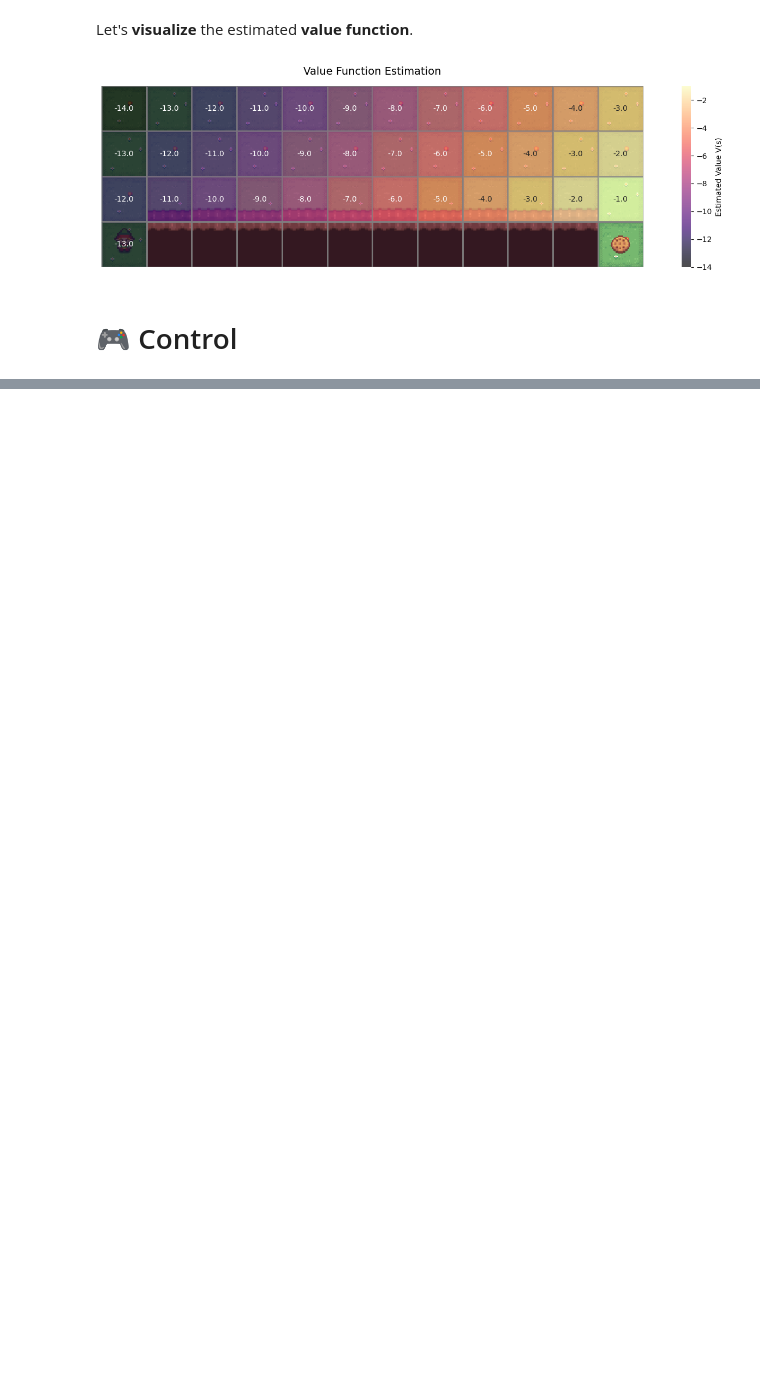
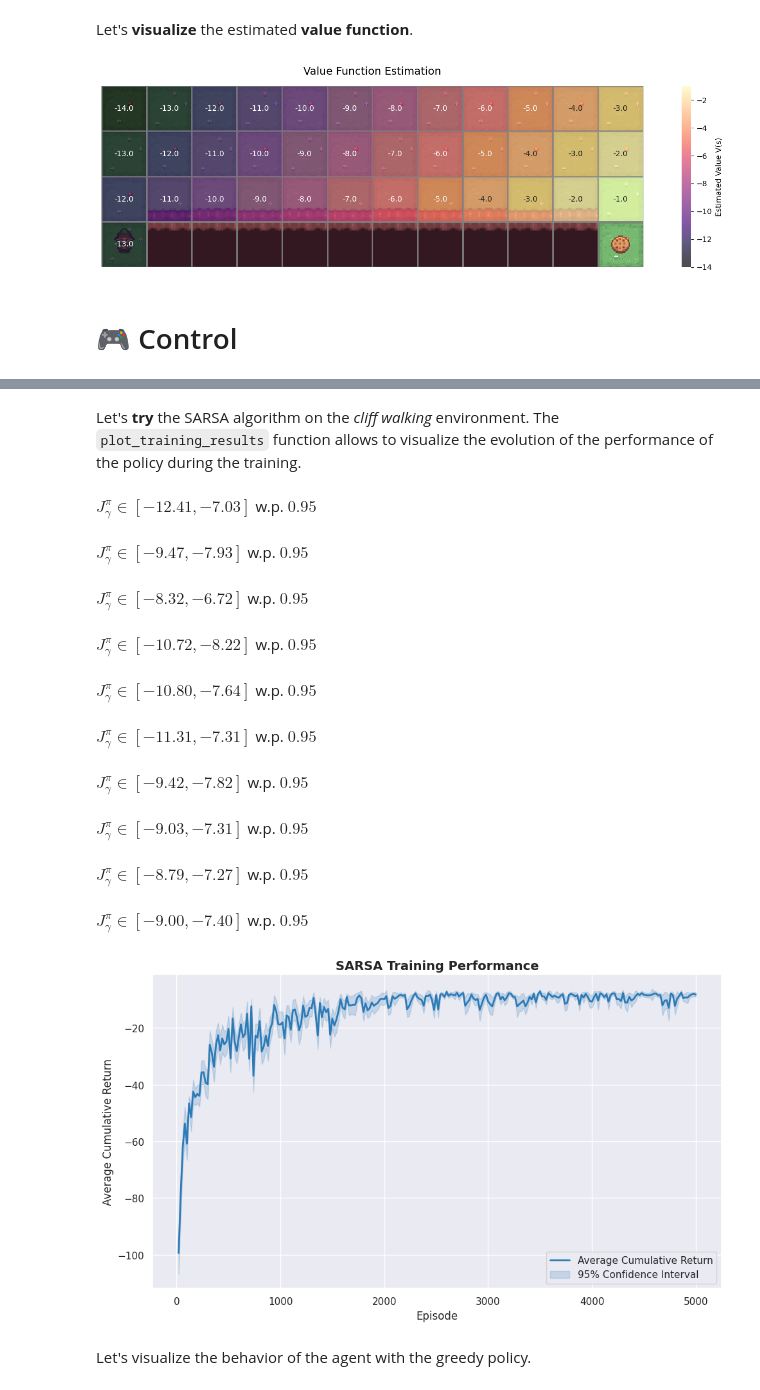
Before and after one commit to gianmtedeschi/tutorial-rlss26, a Jupyter notebook: RL-basics/RL01 _Intro_to_RL_solution.ipynb, the cells around one changed output, grey strips where cells are left out. Cells and saved outputs as stored; diff of their text form; code cells hidden in the pictures; blank space fills up the shorter version.

```diff
--- a/RL-basics/RL01 _Intro_to_RL_solution.ipynb
+++ b/RL-basics/RL01 _Intro_to_RL_solution.ipynb
@@ -215,5 +216,5 @@ _Remark._ The function will return in addition the `frame` list for rendering pu
 # %%
-def rollout(env: gym.Env, policy: Policy):
+def rollout(env: gym.Env, policy: Policy, render=True):
     frames =  []
 
     initial_state, _ = env.reset()
@@ -224,7 +225,8 @@ def rollout(env: gym.Env, policy: Policy):
 
     done = False
     while not done:
-        frames.append(env.render())
+        if render:
+            frames.append(env.render())
 
         # Solution -------------------------------------------------
         action = policy.get_action(states[-1])
@@ -236,7 +238,10 @@ def rollout(env: gym.Env, policy: Policy):
         states.append(next_state)
         # ----------------------------------------------------------
 
-    return frames, states, actions, rewards
+    if render:
+        return frames, states, actions, rewards
+    else:
+        return states, actions, rewards
 # %% [markdown]
 You can use the `animate_frames` function tot **render** the behavior of the agent. Let's try it out with the _heuristic policy_.
 # %%
@@ -268,10 +271,8 @@ def evaluate_policy(env: gym.Env, policy: Policy, n_runs: int = 100, discount_fa
     mean_discounted_return = 0.0
     sum_squared_diffs = 0.0
 
-    frames = []
-
     for i in tqdm(range(n_runs), desc="Evaluating Policy"):
-        _, _, _, rewards = rollout(env, policy)
+        _, _, rewards = rollout(env, policy, render=False)
         # Solution -------------------------------------------------
         discounted_return = 0.0
         for h in range(len(rewards)):
@@ -304,7 +305,7 @@ def evaluate_policy(env: gym.Env, policy: Policy, n_runs: int = 100, discount_fa
         f"$J^\pi_\\gamma \\in [{lower_bound:.2f}, {upper_bound:.2f}]$ w.p. $0.95$"
     ))
 
-    return mean_discounted_return, margin_of_error, frames
+    return mean_discounted_return, margin_of_error
 # %% [markdown]
 Let's **evaluate** the heuristic policy!
 # %%
@@ -471,0 +502,3 @@ plot_gridworld_values(V=V_ev, gif_path='https://gymnasium.farama.org/_images/cli
+# %%
+def epsilon(t, epsilon_0=1.0, epsilon_min=1e-2, lambd=1e-3):
+    return max(epsilon_min, epsilon_0 * np.exp(-lambd * t))
@@ -471,0 +512,14 @@ plot_gridworld_values(V=V_ev, gif_path='https://gymnasium.farama.org/_images/cli
+# %%
+class EpsilonGreedyPolicy(Policy):
+    def __init__(self, num_rows, num_cols, epsilon, actions_cardinality):
+        self.Q_hat = np.zeros(shape=(num_rows, num_cols, actions_cardinality))
+        self.epsilon = epsilon
+        self.actions_cardinality = actions_cardinality
+
+    def get_action(self, state):
+        # Solution -------------------------------------------------
+        if np.random.random() < self.epsilon:
+            return np.random.randint(0, self.actions_cardinality)
+        else:
+            return np.argmax(self.Q_hat[state])
+        # ----------------------------------------------------------
@@ -471,0 +593,20 @@ plot_gridworld_values(V=V_ev, gif_path='https://gymnasium.farama.org/_images/cli
+# %% [markdown]
+Let's **try** the SARSA algorithm on the _cliff walking_ environment. The `plot_training_results` function allows to visualize the evolution of the performance of the policy during the training.
+# %%
+policy, mean_returns, margins_of_error = SARSA(env, 4, 12, 4)
+
+plot_training_results(alg_name='SARSA', mean_returns=mean_returns, confidence_intervals=margins_of_error)
+# %% [output]
+$J^\pi_\gamma \in [-12.41, -7.03]$ w.p. $0.95$
+$J^\pi_\gamma \in [-9.47, -7.93]$ w.p. $0.95$
+$J^\pi_\gamma \in [-8.32, -6.72]$ w.p. $0.95$
+$J^\pi_\gamma \in [-10.72, -8.22]$ w.p. $0.95$
+$J^\pi_\gamma \in [-10.80, -7.64]$ w.p. $0.95$
+$J^\pi_\gamma \in [-11.31, -7.31]$ w.p. $0.95$
+$J^\pi_\gamma \in [-9.42, -7.82]$ w.p. $0.95$
+$J^\pi_\gamma \in [-9.03, -7.31]$ w.p. $0.95$
+$J^\pi_\gamma \in [-8.79, -7.27]$ w.p. $0.95$
+$J^\pi_\gamma \in [-9.00, -7.40]$ w.p. $0.95$
+[figure, added]
+# %% [markdown]
+Let's visualize the behavior of the agent with the greedy policy.
```
Also changed, not shown: parts of 34 cells of this notebook, 1 other file.
